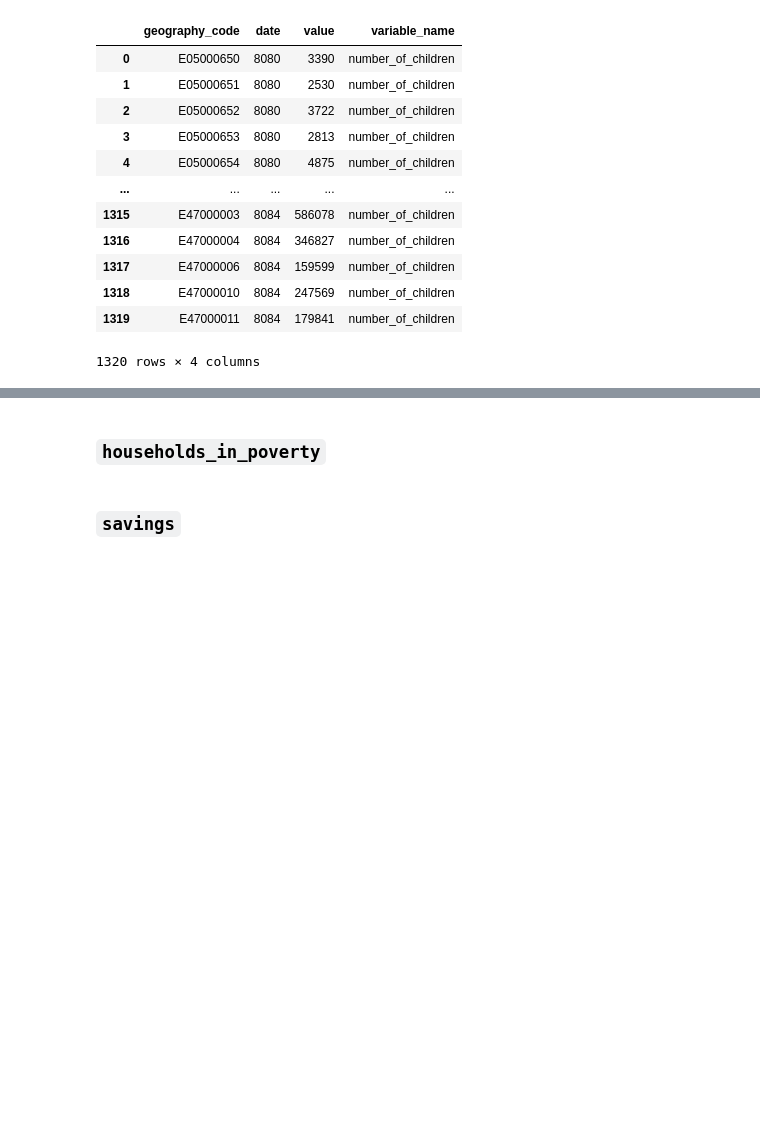
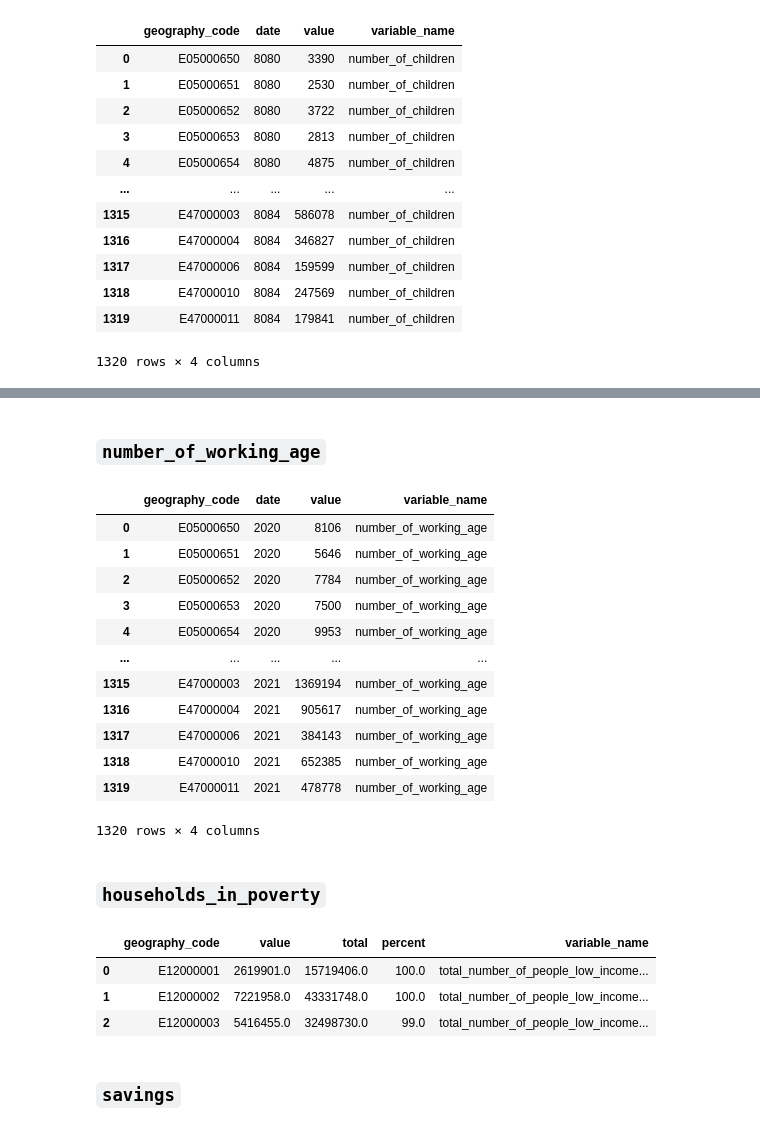
Before and after one commit to open-innovations/jrf-insight, a Jupyter notebook: pipelines/place/transform.ipynb, the cells around one changed output, grey strips where cells are left out. Saved outputs shown, nothing was run; the diff lists cells and outputs as text; code cells hidden in the pictures; blank space fills up the shorter version.

```diff
--- a/pipelines/place/transform.ipynb
+++ b/pipelines/place/transform.ipynb
@@ -179,3 +200,24 @@ number_of_children
+# %% [markdown]
+### `number_of_working_age`
+# %%
+number_of_working_age = number_of_persons[number_of_persons.age_band == "20-64"]
+number_of_working_age = number_of_working_age.groupby('geography_code').sum(numeric_only=True).reset_index()
+number_of_working_age['variable_name'] = 'number_of_working_age'
+number_of_working_age
+# %% [output]
+|  | geography_code | date | value | variable_name |
+| 0 | E05000650 | 2020 | 8106 | number_of_working_age |
+| 1 | E05000651 | 2020 | 5646 | number_of_working_age |
+| 2 | E05000652 | 2020 | 7784 | number_of_working_age |
+| 3 | E05000653 | 2020 | 7500 | number_of_working_age |
+| 4 | E05000654 | 2020 | 9953 | number_of_working_age |
+| ... | ... | ... | ... | ... |
+| 1315 | E47000003 | 2021 | 1369194 | number_of_working_age |
+| 1316 | E47000004 | 2021 | 905617 | number_of_working_age |
+| 1317 | E47000006 | 2021 | 384143 | number_of_working_age |
+| 1318 | E47000010 | 2021 | 652385 | number_of_working_age |
+| 1319 | E47000011 | 2021 | 478778 | number_of_working_age |
+1320 rows × 4 columns
 # %% [markdown]
 ### `households_in_poverty`
 # %%
@@ -225,9 +267,14 @@ hbai_age_cat['percent'] = hbai_age_cat['percent'].round(0)
 #hbai_age_cat
 hbai_age_cat.to_csv(f'{DATA_DIR}/interim/hbai_age_category.csv')
 
-# hbai_total = hbai_age_cat[hbai_age_cat['date'] == max(hbai_age_cat.date)].groupby(['geography_code']).sum(numeric_only=True).reset_index()
-# hbai_total['variable_name'] = 'total_number_of_people_low_income_households'
-# hbai_total
+hbai_total = hbai_age_cat[hbai_age_cat['date'] == max(hbai_age_cat.date)].groupby(['geography_code']).sum(numeric_only=True).reset_index()
+hbai_total['variable_name'] = 'total_number_of_people_low_income_households'
+hbai_total
+# %% [output]
+|  | geography_code | value | total | percent | variable_name |
+| 0 | E12000001 | 2619901.0 | 15719406.0 | 100.0 | total_number_of_people_low_income... |
+| 1 | E12000002 | 7221958.0 | 43331748.0 | 100.0 | total_number_of_people_low_income... |
+| 2 | E12000003 | 5416455.0 | 32498730.0 | 99.0 | total_number_of_people_low_income... |
 # %% [markdown]
 ### `savings`
 # %%
```
Also changed, not shown: parts of 5 cells of this notebook, 9 other files.
